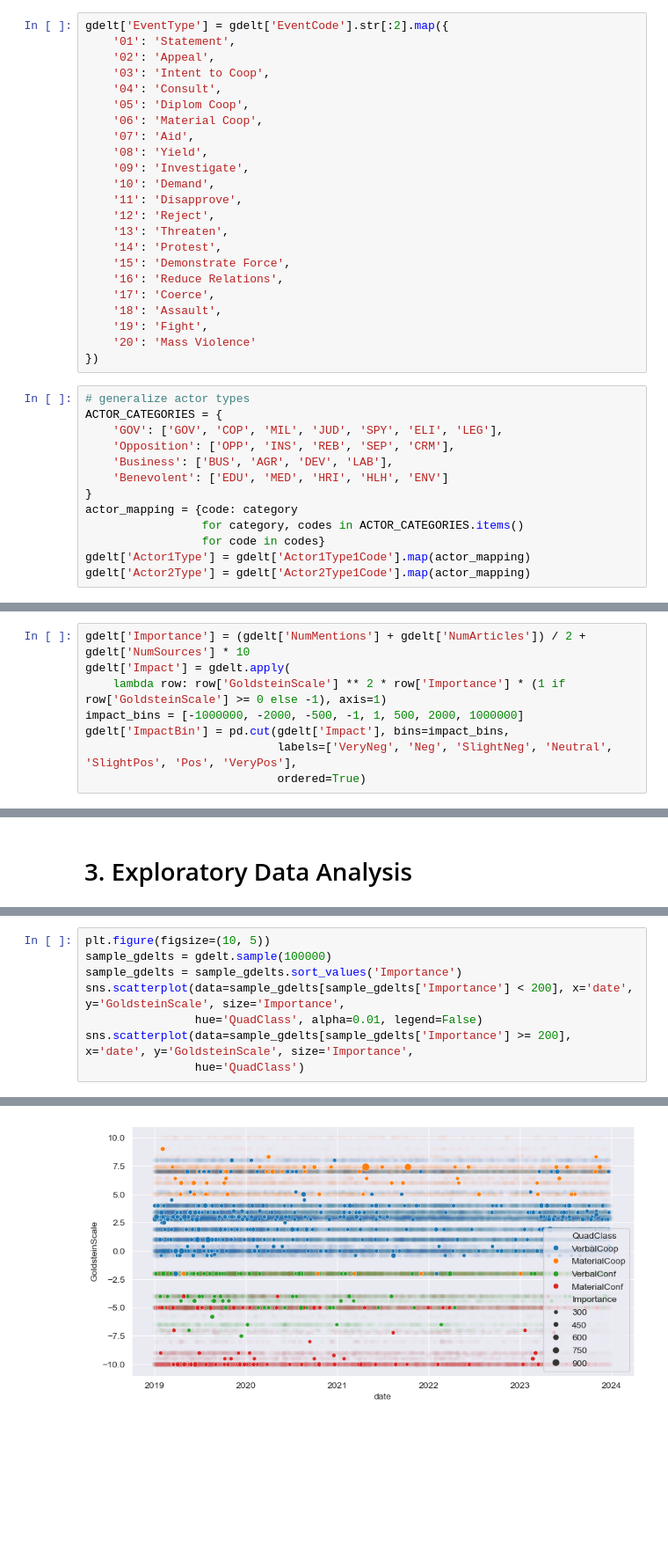
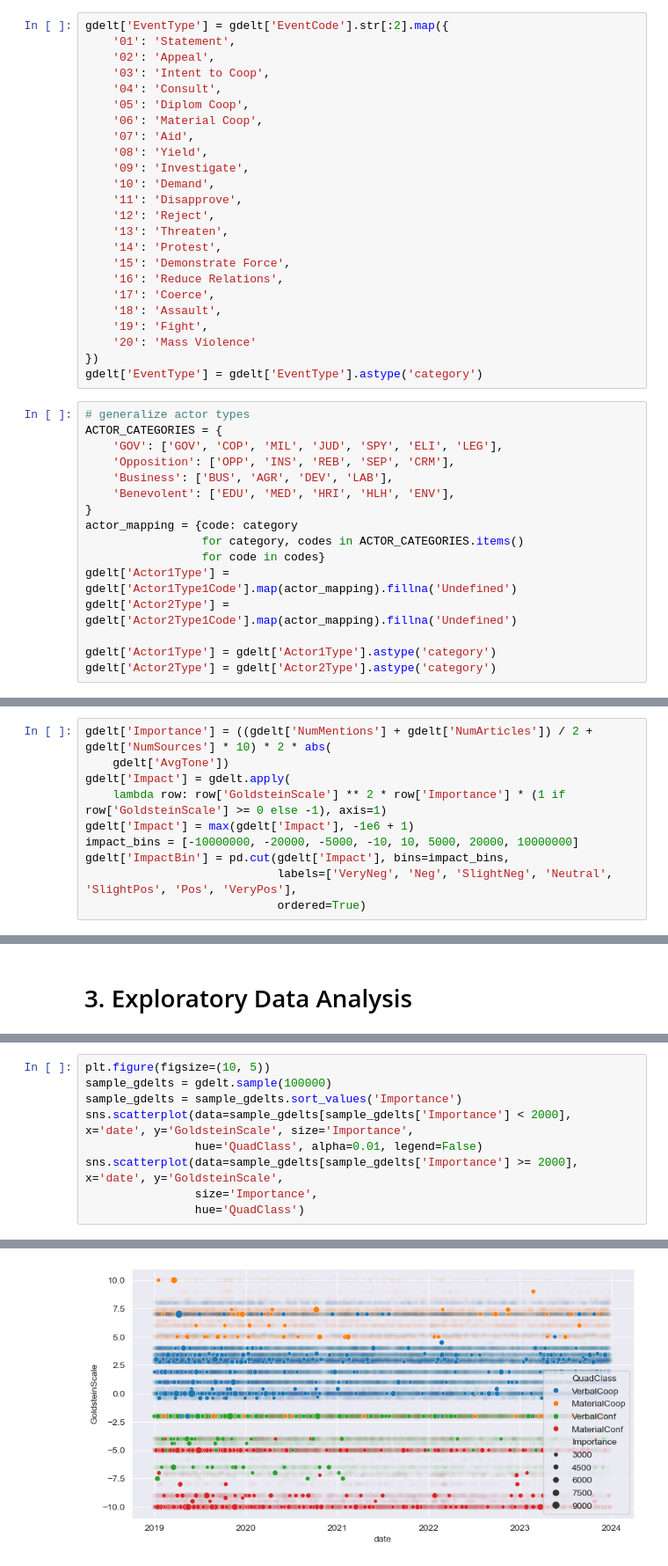
Before and after one commit to Ozzuke/GDELT-BTC, a Jupyter notebook: analysis.ipynb, the cells around one changed output, grey strips where cells are left out. Shown at 88% size. Drawn from its saved outputs; the diff is of its cells as text; blank space fills up the shorter version.

Commit message:
create better plots for event impact analysis and correlating with BTC change

```diff
--- a/analysis.ipynb
+++ b/analysis.ipynb
@@ -225,16 +229,20 @@ gdelt['EventType'] = gdelt['EventCode'].str[:2].map({
     '19': 'Fight',
     '20': 'Mass Violence'
 })
+gdelt['EventType'] = gdelt['EventType'].astype('category')
 # %%
 # generalize actor types
 ACTOR_CATEGORIES = {
     'GOV': ['GOV', 'COP', 'MIL', 'JUD', 'SPY', 'ELI', 'LEG'],
     'Opposition': ['OPP', 'INS', 'REB', 'SEP', 'CRM'],
     'Business': ['BUS', 'AGR', 'DEV', 'LAB'],
-    'Benevolent': ['EDU', 'MED', 'HRI', 'HLH', 'ENV']
+    'Benevolent': ['EDU', 'MED', 'HRI', 'HLH', 'ENV'],
 }
 actor_mapping = {code: category
                  for category, codes in ACTOR_CATEGORIES.items()
                  for code in codes}
-gdelt['Actor1Type'] = gdelt['Actor1Type1Code'].map(actor_mapping)
-gdelt['Actor2Type'] = gdelt['Actor2Type1Code'].map(actor_mapping)
+gdelt['Actor1Type'] = gdelt['Actor1Type1Code'].map(actor_mapping).fillna('Undefined')
+gdelt['Actor2Type'] = gdelt['Actor2Type1Code'].map(actor_mapping).fillna('Undefined')
+
+gdelt['Actor1Type'] = gdelt['Actor1Type'].astype('category')
+gdelt['Actor2Type'] = gdelt['Actor2Type'].astype('category')
@@ -266,10 +293,12 @@ dropna would reduce rows 5154269 -> 48712
 # %% [markdown]
 This is a significant reduction, so we will keep the rest of the missing values for now.
 # %%
-gdelt['Importance'] = (gdelt['NumMentions'] + gdelt['NumArticles']) / 2 + gdelt['NumSources'] * 10
+gdelt['Importance'] = ((gdelt['NumMentions'] + gdelt['NumArticles']) / 2 + gdelt['NumSources'] * 10) * 2 * abs(
+    gdelt['AvgTone'])
 gdelt['Impact'] = gdelt.apply(
     lambda row: row['GoldsteinScale'] ** 2 * row['Importance'] * (1 if row['GoldsteinScale'] >= 0 else -1), axis=1)
-impact_bins = [-1000000, -2000, -500, -1, 1, 500, 2000, 1000000]
+gdelt['Impact'] = max(gdelt['Impact'], -1e6 + 1)
+impact_bins = [-10000000, -20000, -5000, -10, 10, 5000, 20000, 10000000]
 gdelt['ImpactBin'] = pd.cut(gdelt['Impact'], bins=impact_bins,
                             labels=['VeryNeg', 'Neg', 'SlightNeg', 'Neutral', 'SlightPos', 'Pos', 'VeryPos'],
                             ordered=True)
@@ -431,11 +481,12 @@ gdelt.head(4)
 # %%
 plt.figure(figsize=(10, 5))
 sample_gdelts = gdelt.sample(100000)
 sample_gdelts = sample_gdelts.sort_values('Importance')
-sns.scatterplot(data=sample_gdelts[sample_gdelts['Importance'] < 200], x='date', y='GoldsteinScale', size='Importance',
+sns.scatterplot(data=sample_gdelts[sample_gdelts['Importance'] < 2000], x='date', y='GoldsteinScale', size='Importance',
                 hue='QuadClass', alpha=0.01, legend=False)
-sns.scatterplot(data=sample_gdelts[sample_gdelts['Importance'] >= 200], x='date', y='GoldsteinScale', size='Importance',
+sns.scatterplot(data=sample_gdelts[sample_gdelts['Importance'] >= 2000], x='date', y='GoldsteinScale',
+                size='Importance',
                 hue='QuadClass')
 # %% [output]
 <Axes: xlabel='date', ylabel='GoldsteinScale'>
-[figure, old version]
+[figure, new version]
```
Also changed, not shown: parts of 27 cells of this notebook.
